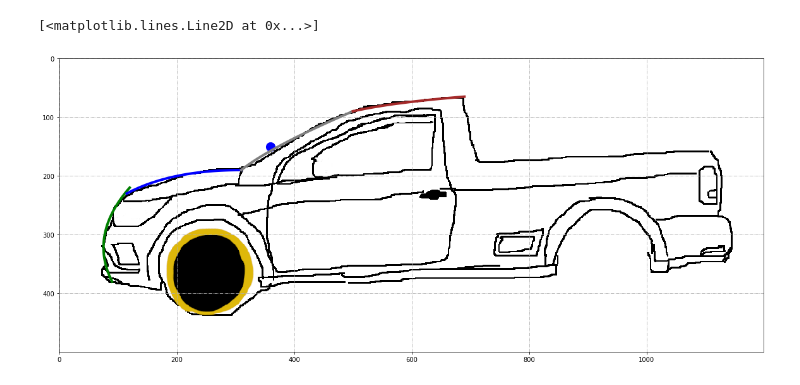
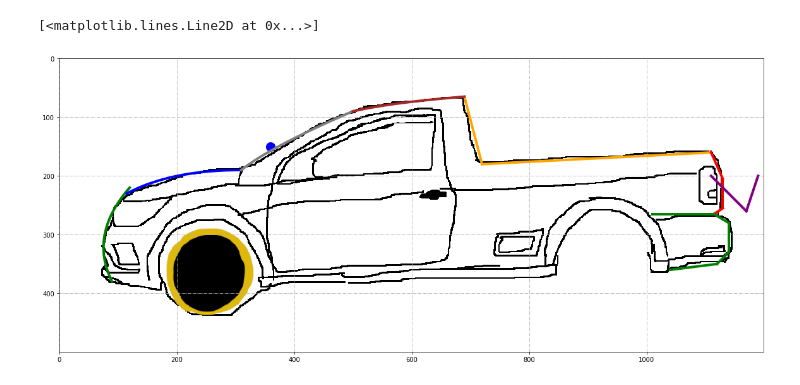
Before and after one commit to BCC-Allan/Carro_grafico, a Jupyter notebook: bezier.ipynb, the cells around one changed output. Drawn from its saved outputs; the diff is of its cells as text; code cells hidden in the pictures.

```diff
--- a/bezier.ipynb
+++ b/bezier.ipynb
@@ -50,31 +50,92 @@ matrix = [bezier(p1, p2, p3, t) for t in T]  # Monta uma matriz com todos pontos
 matrixc = [bezier(p1c, p2c, p3c, t) for t in T]  # Monta uma matriz com todos pontos da curva
 matrixj = [bezier(p1j, p2j, p3j, t) for t in T]  # Monta uma matriz com todos pontos da curva
 matrixt = [bezier(p1t, p2t, p3t, t) for t in T]  # Monta uma matriz com todos pontos da curva
 
 X = [matrix[i][0] for i in range(len(matrix))]   # Pega todos os valores do eixo x
 Y = [matrix[i][1] for i in range(len(matrix))]   # Pega todos os valores do eixo y
 
 Xc = [matrixc[i][0] for i in range(len(matrixc))]   # Pega todos os valores do eixo x
 Yc = [matrixc[i][1] for i in range(len(matrixc))]   # Pega todos os valores do eixo y
 
 Xj = [matrixj[i][0] for i in range(len(matrixj))]   # Pega todos os valores do eixo x
 Yj = [matrixj[i][1] for i in range(len(matrixj))]   # Pega todos os valores do eixo y
 
 Xt = [matrixt[i][0] for i in range(len(matrixt))]   # Pega todos os valores do eixo x
 Yt = [matrixt[i][1] for i in range(len(matrixt))]   # Pega todos os valores do eixo y
 
 img = plt.imread("saveiroBolada.png")
 plt.rcParams["figure.figsize"] = (20,10)
 
 fig, ax = plt.subplots()
 ax.grid(True, linestyle='-.')
 ax.imshow(img)
 ax.scatter(p2j[0], p2j[1], s=200, c="blue")
 
+
+#RETAS
+
+
+cacamba1 = (720,1110) # x, x
+cacamba2 = (180, 160) # y, y
+
+cacamba3 = (720, 690) # x, x
+cacamba4 = (180, 65) # y, y
+
+traseira1 = (1110,1130) # x, x
+traseira2 = (160, 205) # y, y
+
+traseira3 = (1130, 1130) # x, x
+traseira4 = (205, 255) # y, y
+
+traseira5 = (1130, 1115) # x, x
+traseira6 = (255, 265) # y, y
+
+parachoqueTraseiro1 = (1115, 1010) # x, x
+parachoqueTraseiro2 = (265, 265) # y, y
+
+parachoqueTraseiro3 = (1115, 1140) # x, x
+parachoqueTraseiro4 = (265, 280) # y, y
+
+parachoqueTraseiro5 = (1140, 1140) # x, x
+parachoqueTraseiro6 = (280, 330) # y, y
+
+parachoqueTraseiro7 = (1140, 1120) # x, x
+parachoqueTraseiro8 = (330, 350) # y, y
+
+parachoqueTraseiro9 = (1120, 1040) # x, x
+parachoqueTraseiro10 = (350, 360) # y, y
+
+lanternaTraseira1 = (1110, 1170) # x, x
+lanternaTraseira2 = (200, 260) # y, y
+
+lanternaTraseira3 = (1190, 1170) # x, x
+lanternaTraseira4 = (200, 260) # y, y
+
+ax.plot(cacamba1,cacamba2,
+        cacamba3,cacamba4,
+        color='orange', linewidth=4.0, linestyle='-')
+
+ax.plot(traseira1, traseira2,
+        traseira3, traseira4,
+        traseira5, traseira6,
+        color='red', linewidth=4.0, linestyle='-')
+
+ax.plot(parachoqueTraseiro1, parachoqueTraseiro2,
+        parachoqueTraseiro3, parachoqueTraseiro4,
+        parachoqueTraseiro5, parachoqueTraseiro6,
+        parachoqueTraseiro7, parachoqueTraseiro8,
+        parachoqueTraseiro9, parachoqueTraseiro10,
+        color='green', linewidth=4.0, linestyle='-')
+
+
+ax.plot(lanternaTraseira1, lanternaTraseira2,
+        lanternaTraseira3, lanternaTraseira4,
+        color='purple', linewidth=4.0, linestyle='-')
+
 ax.plot(X, Y, color='green', linewidth=4.0, linestyle='-') # Para dianteiro
 ax.plot(Xc, Yc, color='blue', linewidth=4.0, linestyle='-') # Para dianteiro
 ax.plot(Xj, Yj, color='grey', linewidth=4.0, linestyle='-') # Janela
 ax.plot(Xt, Yt, color='brown', linewidth=4.0, linestyle='-') # Teto
 # %% [output]
 [<matplotlib.lines.Line2D at 0x...>]
-[figure, old version]
+[figure, new version]
```
